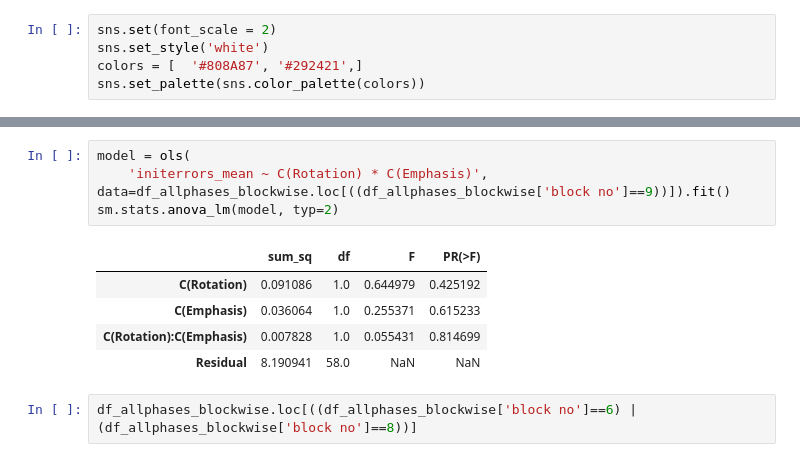
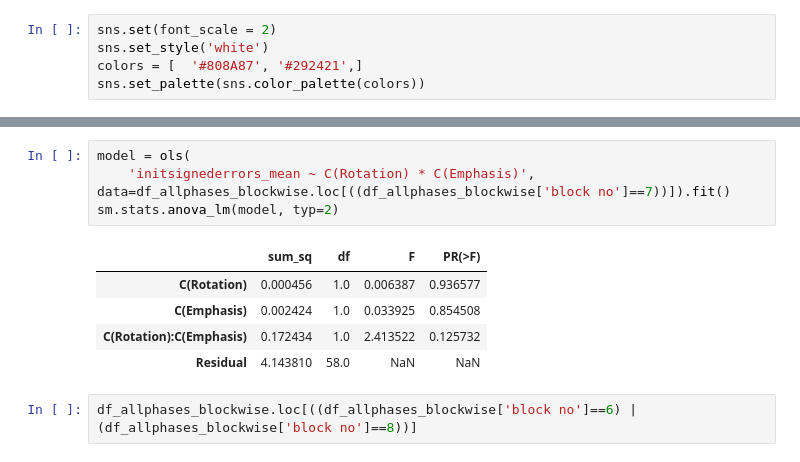
Before and after one commit to tejas-savalia/vma_behavioral, a Jupyter notebook: All experiments/feedback_aiming_unlearning/plotting_stats.ipynb, the cells around one changed output, grey strips where cells are left out. Drawn from its saved outputs; the diff is of its cells as text.

```diff
--- a/All experiments/feedback_aiming_unlearning/plotting_stats.ipynb
+++ b/All experiments/feedback_aiming_unlearning/plotting_stats.ipynb
@@ -77,13 +77,13 @@ for ax in g.axes.flat:
 # %%
 model = ols(
-    'initerrors_mean ~ C(Rotation) * C(Emphasis)', data=df_allphases_blockwise.loc[((df_allphases_blockwise['block no']==9))]).fit()
+    'initsignederrors_mean ~ C(Rotation) * C(Emphasis)', data=df_allphases_blockwise.loc[((df_allphases_blockwise['block no']==7))]).fit()
 sm.stats.anova_lm(model, typ=2)
 # %% [output]
 |  | sum_sq | df | F | PR(>F) |
-| C(Rotation) | 0.091086 | 1.0 | 0.644979 | 0.425192 |
-| C(Emphasis) | 0.036064 | 1.0 | 0.255371 | 0.615233 |
-| C(Rotation):C(Emphasis) | 0.007828 | 1.0 | 0.055431 | 0.814699 |
-| Residual | 8.190941 | 58.0 | NaN | NaN |
+| C(Rotation) | 0.000456 | 1.0 | 0.006387 | 0.936577 |
+| C(Emphasis) | 0.002424 | 1.0 | 0.033925 | 0.854508 |
+| C(Rotation):C(Emphasis) | 0.172434 | 1.0 | 2.413522 | 0.125732 |
+| Residual | 4.143810 | 58.0 | NaN | NaN |
 # %%
 df_allphases_blockwise.loc[((df_allphases_blockwise['block no']==6) | (df_allphases_blockwise['block no']==8))]
 # %% [output]
```
Also changed, not shown: parts of 3 cells of this notebook, 2 other files.
